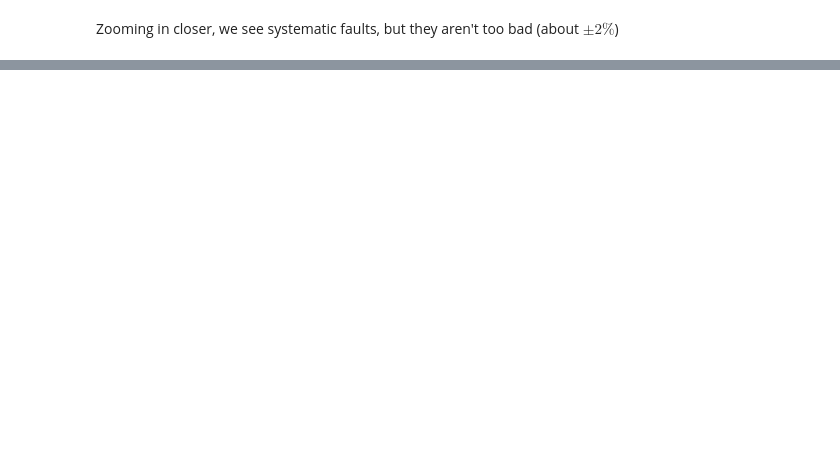
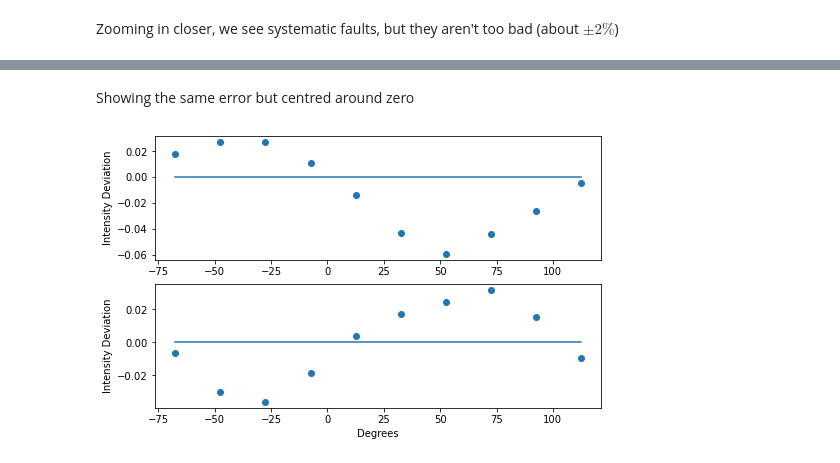
Before and after one commit to HYI-C/OP37, a Jupyter notebook: OP37.ipynb, the cells around one changed output, grey strips where cells are left out. Cells and saved outputs as stored; diff of their text form; code cells hidden in the pictures; blank space fills up the shorter version.

```diff
--- a/OP37.ipynb
+++ b/OP37.ipynb
@@ -113,0 +116,21 @@ plt.show()
+# %% [markdown]
+Showing the same error but centred around zero
+# %%
+df3 = pd.read_csv("OP37_circ.csv")
+
+CIRC_H = np.zeros(len(x_circ))*0.5
+CIRC_V = np.zeros(len(x_circ))*0.5
+fig, (ax1, ax2) = plt.subplots(2, figsize=(8,5))
+ax1.scatter(df3["theta"], df3["pr_t"] - 0.5)
+ax1.plot(x_circ, CIRC_H)
+ax1.set_ylabel("Intensity Deviation")
+
+
+ax2.scatter(df3["theta"], df3["pr_r"] - 0.5)
+ax2.plot(x_circ, CIRC_V)
+ax2.set_ylabel("Intensity Deviation")
+ax2.set_xlabel("Degrees")
+
+plt.show()
+# %% [output]
+[figure, added]
```
Also changed, not shown: parts of 3 cells of this notebook.
